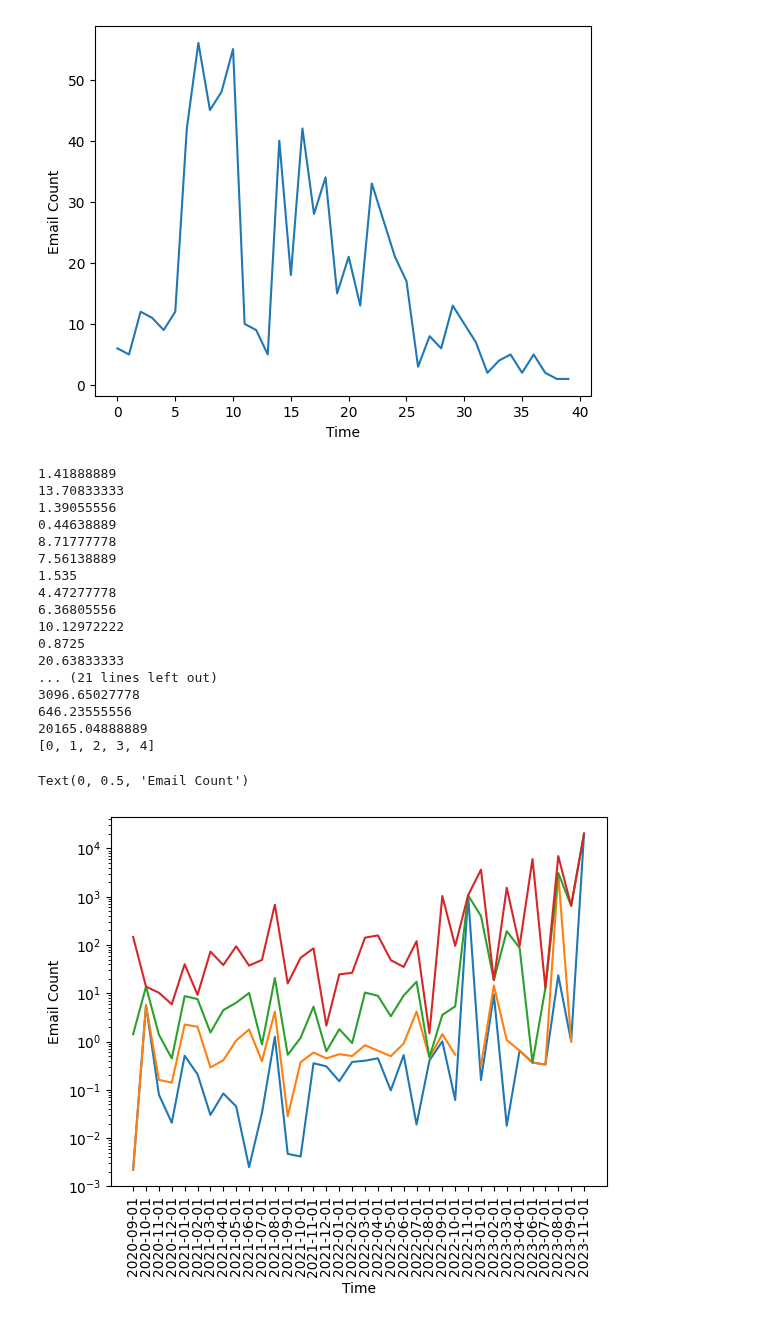
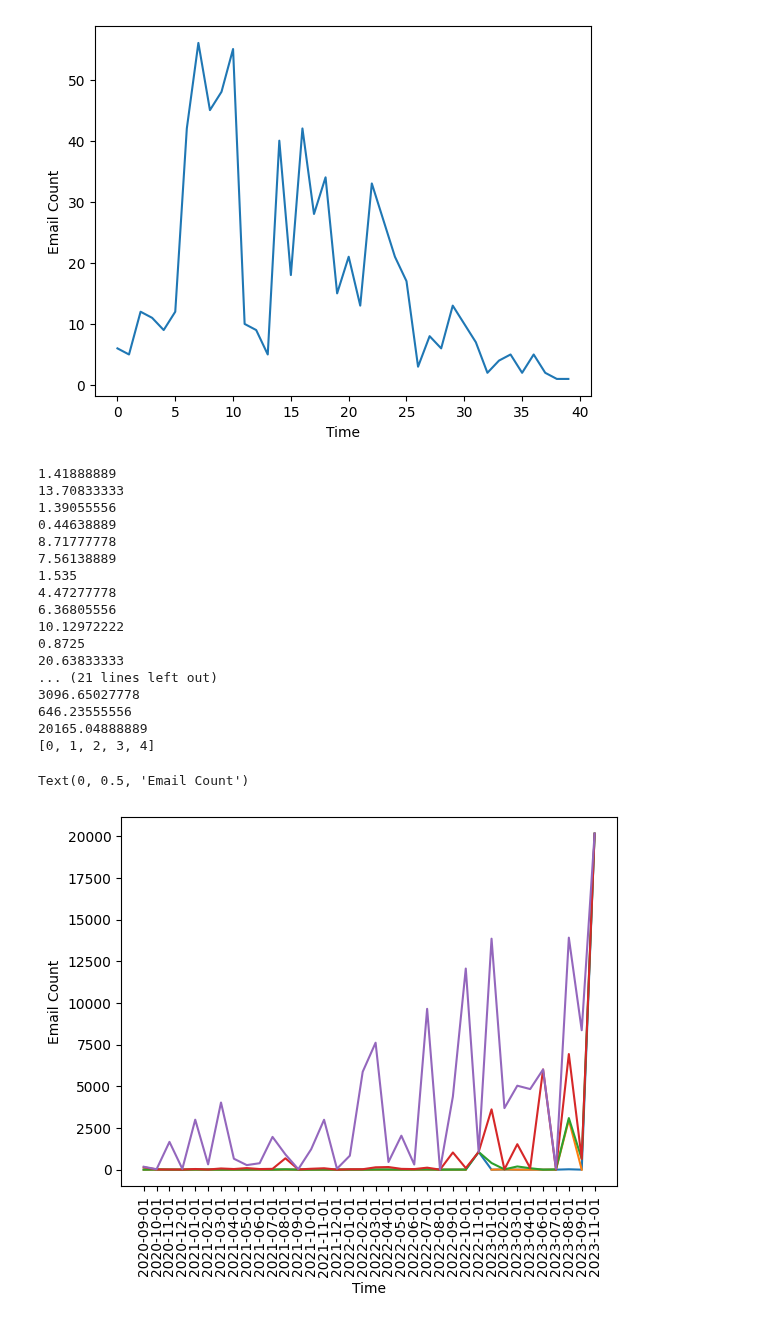
Before and after one commit to Richardhongyu/rfl_empirical_tools, a Jupyter notebook: figures_ppt/figure5 copy.ipynb, the cells around one changed output. Drawn from its saved outputs; the diff is of its cells as text; code cells hidden in the pictures.

```diff
--- a/figures_ppt/figure5 copy.ipynb
+++ b/figures_ppt/figure5 copy.ipynb
@@ -1019,32 +1019,32 @@ import matplotlib.pylab as plt
 x = [i for i in range(len(num))]
 # y = [i for i in range(len(time))]
 print(x)
 # plt.plot(x[:25], num[:25])
 # plt.plot(x, num)
-plt.yscale("log")
+# plt.yscale("log")
 for i in range(5):
     plt.plot(time, num[i])
 plt.xticks(rotation=90)
 plt.xlabel("Time")
 plt.ylabel("Email Count")
 # plt.imshow()
 # %% [output]
 1.41888889
 13.70833333
 1.39055556
 0.44638889
 8.71777778
 7.56138889
 1.535
 4.47277778
 6.36805556
 10.12972222
 0.8725
 20.63833333
 ... (21 lines left out)
 3096.65027778
 646.23555556
 20165.04888889
 [0, 1, 2, 3, 4]
 Text(0, 0.5, 'Email Count')
-[figure, old version]
+[figure, new version]
```
Also changed, not shown: 6 other files.
